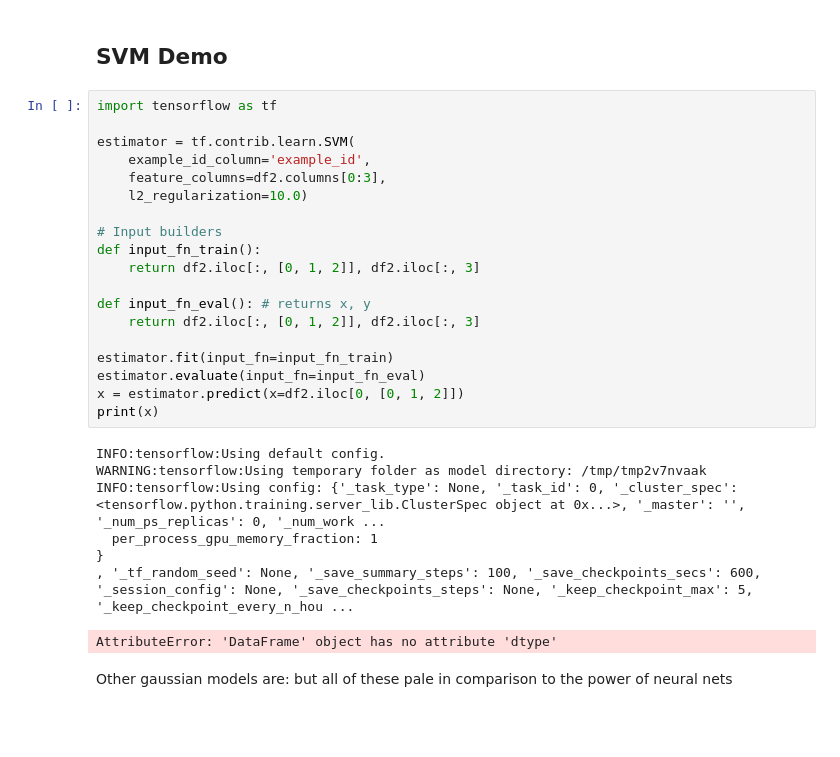
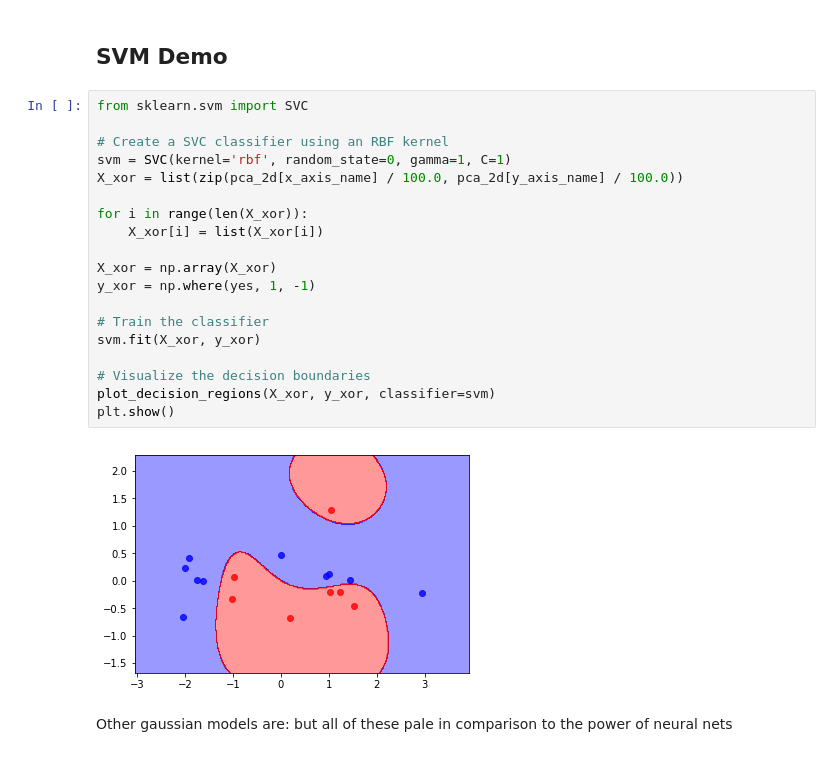
Before and after one commit to ramseydsilva/ml-presentation, a Jupyter notebook: How to Spot a Bear.ipynb, the cells around one changed output. Saved outputs shown, nothing was run; the diff lists cells and outputs as text; blank space fills up the shorter version.

Commit message:
Generate 2d SVM graph

```diff
--- a/How to Spot a Bear.ipynb
+++ b/How to Spot a Bear.ipynb
@@ -169,33 +169,27 @@ plot3D(*(df2[yes], df2[~yes]), columns=[df2.columns[i] for i in [0, 1, 2]], figs
 [figure]
 # %% [markdown]
 ## SVM Demo
-# %%
-import tensorflow as tf
-
-estimator = tf.contrib.learn.SVM(
-    example_id_column='example_id',
-    feature_columns=df2.columns[0:3],
-    l2_regularization=10.0)
-
-# Input builders
-def input_fn_train():
-    return df2.iloc[:, [0, 1, 2]], df2.iloc[:, 3]
-
-def input_fn_eval(): # returns x, y
-    return df2.iloc[:, [0, 1, 2]], df2.iloc[:, 3]
-
-estimator.fit(input_fn=input_fn_train)
-estimator.evaluate(input_fn=input_fn_eval)
-x = estimator.predict(x=df2.iloc[0, [0, 1, 2]])
-print(x)
-# %% [output]
-INFO:tensorflow:Using default config.
-WARNING:tensorflow:Using temporary folder as model directory: /tmp/tmp2v7nvaak
-INFO:tensorflow:Using config: {'_task_type': None, '_task_id': 0, '_cluster_spec': <tensorflow.python.training.server_lib.ClusterSpec object at 0x...>, '_master': '', '_num_ps_replicas': 0, '_num_work ...
-  per_process_gpu_memory_fraction: 1
-}
-, '_tf_random_seed': None, '_save_summary_steps': 100, '_save_checkpoints_secs': 600, '_session_config': None, '_save_checkpoints_steps': None, '_keep_checkpoint_max': 5, '_keep_checkpoint_every_n_hou ...
-AttributeError: 'DataFrame' object has no attribute 'dtype'
+# %%
+from sklearn.svm import SVC
+
+# Create a SVC classifier using an RBF kernel
+svm = SVC(kernel='rbf', random_state=0, gamma=1, C=1)
+X_xor = list(zip(pca_2d[x_axis_name] / 100.0, pca_2d[y_axis_name] / 100.0))
+
+for i in range(len(X_xor)):
+    X_xor[i] = list(X_xor[i])
+
+X_xor = np.array(X_xor)
+y_xor = np.where(yes, 1, -1)
+
+# Train the classifier
+svm.fit(X_xor, y_xor)
+
+# Visualize the decision boundaries
+plot_decision_regions(X_xor, y_xor, classifier=svm)
+plt.show()
+# %% [output]
+[figure, added]
 # %% [markdown]
 Other gaussian models are: but all of these pale in comparison to the power of neural nets
 # %% [markdown]
```
Also changed, not shown: parts of 3 cells of this notebook, 1 other file.
